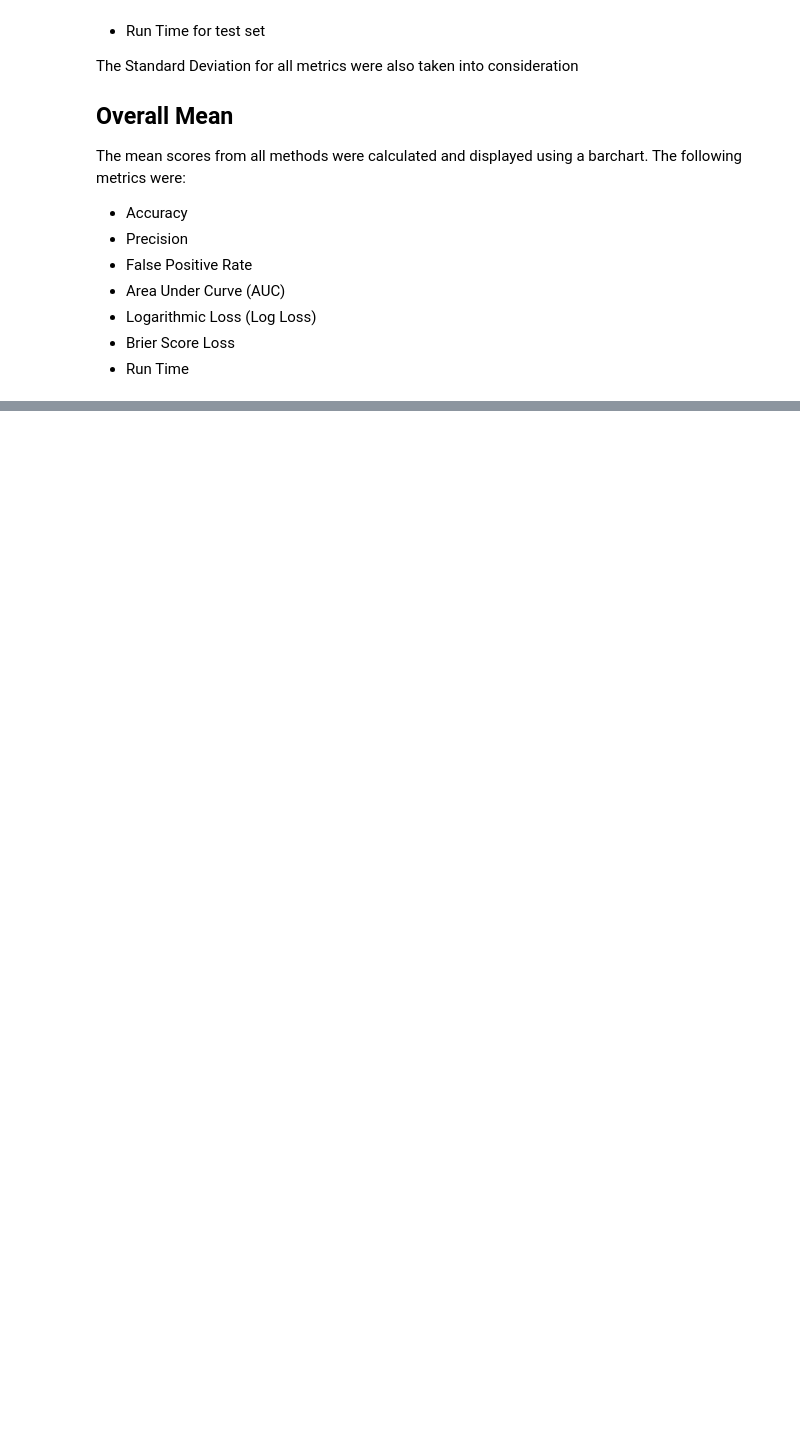
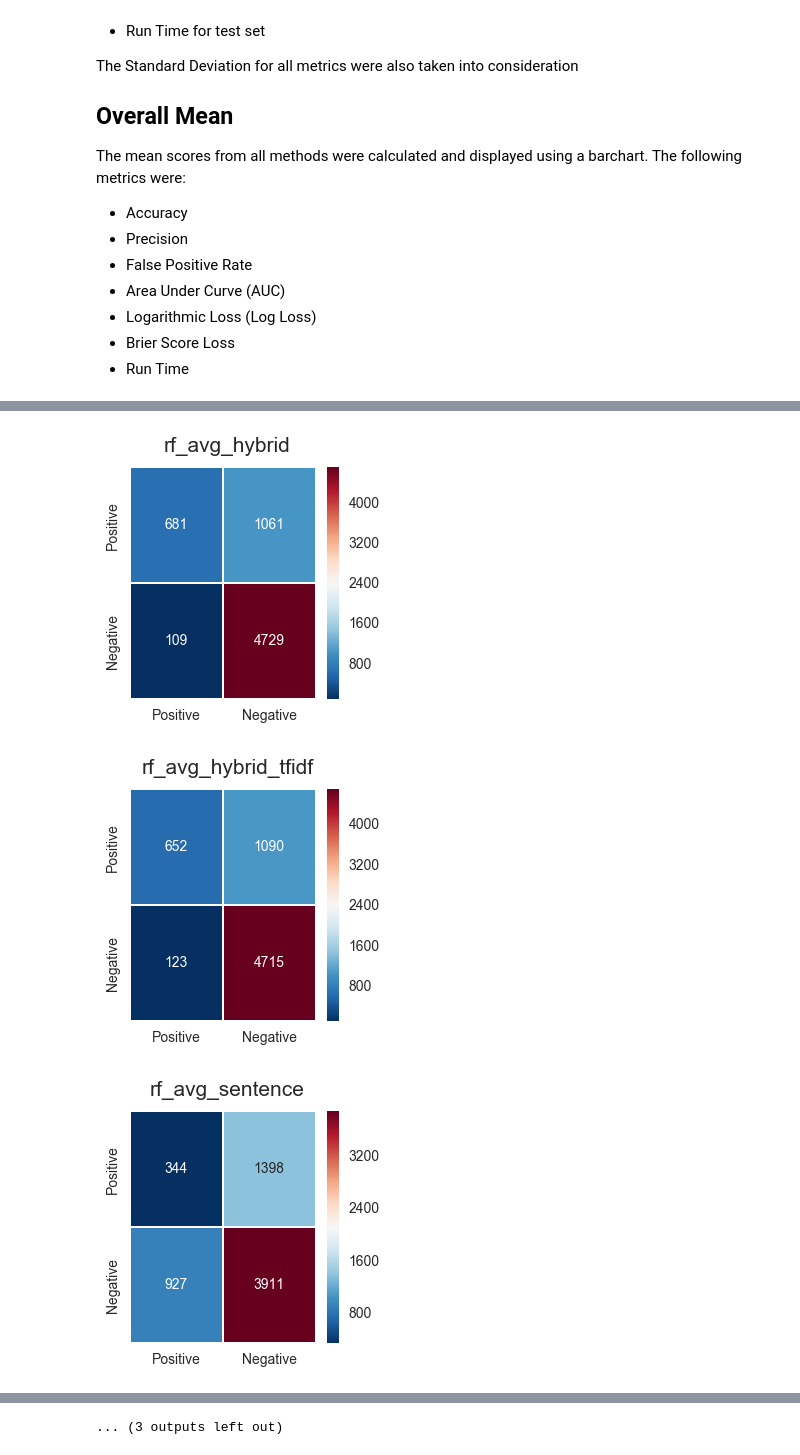
Before and after one commit to tazeek/BullyDetect, a Jupyter notebook: Python Notebooks/Results Visualisation (Balanced Dataset).ipynb, the cells around one changed output, grey strips where cells are left out. Cells and saved outputs as stored; diff of their text form; code cells hidden in the pictures; blank space fills up the shorter version.

```diff
--- a/Python Notebooks/Results Visualisation (Balanced Dataset).ipynb
+++ b/Python Notebooks/Results Visualisation (Balanced Dataset).ipynb
@@ -58,0 +168,8 @@ The mean scores from all methods were calculated and displayed using a barchart.
+# %%
+# RANDOM FOREST
+
+displayConfusionMatrix('rf')
+# %% [output]
+[figure, added]
+[figure, added]
+[figure, added]
@@ -58,0 +185 @@ The mean scores from all methods were calculated and displayed using a barchart.
+... (3 outputs left out)
```
Also changed, not shown: parts of 33 cells of this notebook, 1 other file.
